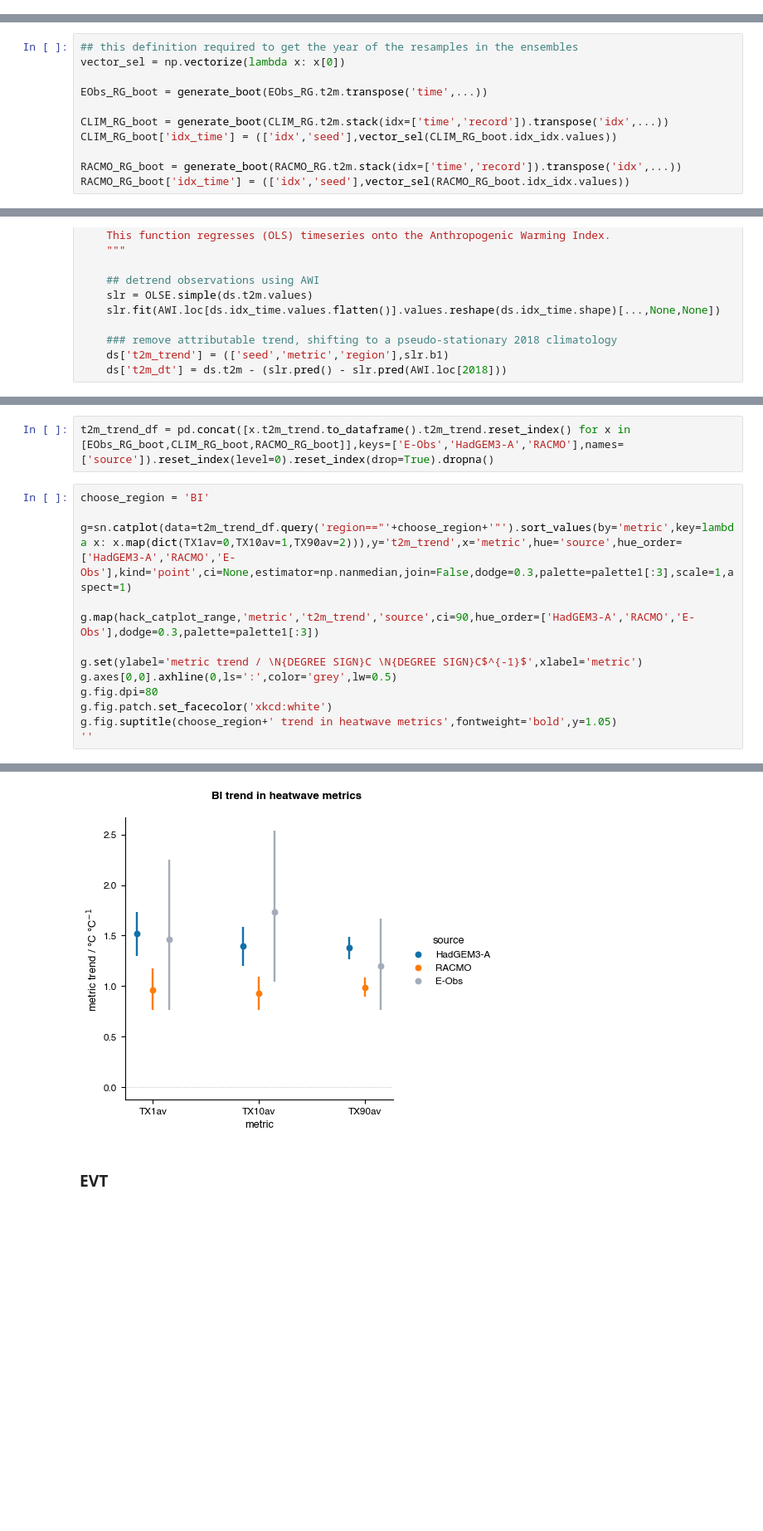
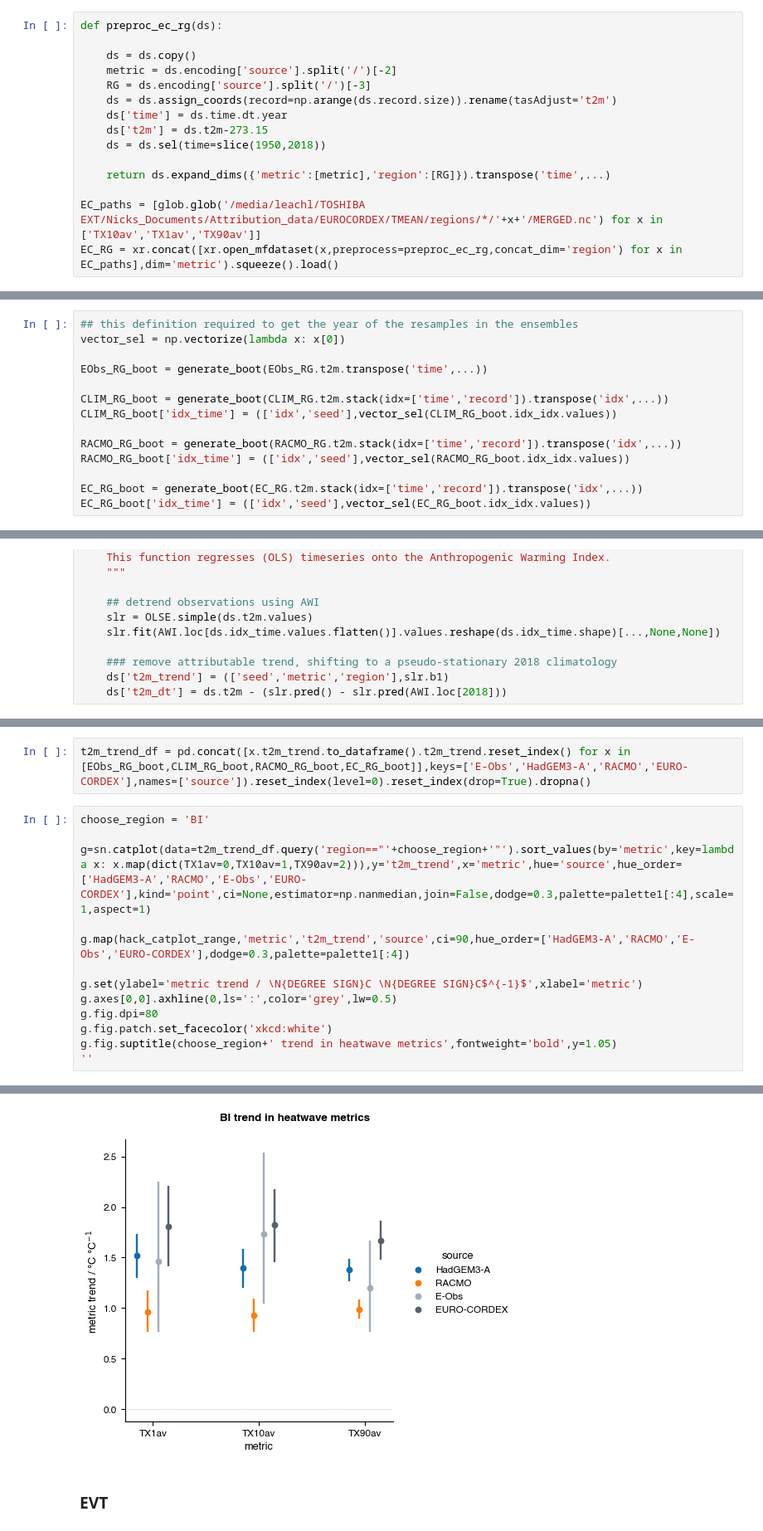
Before and after one commit to njleach/Ch1_EU-heatwave-2018, a Jupyter notebook: MultiModel-regional.ipynb, the cells around one changed output, grey strips where cells are left out. Shown at 83% size. Cells and saved outputs as stored; diff of their text form; blank space fills up the shorter version.

Commit message:
added in EUROCORDEX ensemble

```diff
--- a/MultiModel-regional.ipynb
+++ b/MultiModel-regional.ipynb
@@ -204,6 +204,21 @@ RACMO_paths = [glob.glob('/media/leachl/TOSHIBA EXT/Nicks_Documents/Attribution_
 RACMO_RG = xr.concat([xr.open_mfdataset(x,preprocess=preproc_racmo_rg,concat_dim='region') for x in RACMO_paths],dim='metric').squeeze().load()
 # %% [markdown]
 Get EUROCORDEX simulations.
+# %%
+def preproc_ec_rg(ds):
+
+    ds = ds.copy()
+    metric = ds.encoding['source'].split('/')[-2]
+    RG = ds.encoding['source'].split('/')[-3]
+    ds = ds.assign_coords(record=np.arange(ds.record.size)).rename(tasAdjust='t2m')
+    ds['time'] = ds.time.dt.year
+    ds['t2m'] = ds.t2m-273.15
+    ds = ds.sel(time=slice(1950,2018))
+
+    return ds.expand_dims({'metric':[metric],'region':[RG]}).transpose('time',...)
+
+EC_paths = [glob.glob('/media/leachl/TOSHIBA EXT/Nicks_Documents/Attribution_data/EUROCORDEX/TMEAN/regions/*/'+x+'/MERGED.nc') for x in ['TX10av','TX1av','TX90av']]
+EC_RG = xr.concat([xr.open_mfdataset(x,preprocess=preproc_ec_rg,concat_dim='region') for x in EC_paths],dim='metric').squeeze().load()
 # %% [markdown]
 # Analysis
 # %% [markdown]
@@ -251,6 +266,9 @@ CLIM_RG_boot['idx_time'] = (['idx','seed'],vector_sel(CLIM_RG_boot.idx_idx.value
 
 RACMO_RG_boot = generate_boot(RACMO_RG.t2m.stack(idx=['time','record']).transpose('idx',...))
 RACMO_RG_boot['idx_time'] = (['idx','seed'],vector_sel(RACMO_RG_boot.idx_idx.values))
+
+EC_RG_boot = generate_boot(EC_RG.t2m.stack(idx=['time','record']).transpose('idx',...))
+EC_RG_boot['idx_time'] = (['idx','seed'],vector_sel(EC_RG_boot.idx_idx.values))
 # %% [markdown]
 ### detrend
 # %%
@@ -274,21 +293,21 @@ detrend(RACMO_RG_boot)
 # %%
-t2m_trend_df = pd.concat([x.t2m_trend.to_dataframe().t2m_trend.reset_index() for x in [EObs_RG_boot,CLIM_RG_boot,RACMO_RG_boot]],keys=['E-Obs','HadGEM3-A','RACMO'],names=['source']).reset_index(level=0).reset_index(drop=True).dropna()
+t2m_trend_df = pd.concat([x.t2m_trend.to_dataframe().t2m_trend.reset_index() for x in [EObs_RG_boot,CLIM_RG_boot,RACMO_RG_boot,EC_RG_boot]],keys=['E-Obs','HadGEM3-A','RACMO','EURO-CORDEX'],names=['source']).reset_index(level=0).reset_index(drop=True).dropna()
 # %%
 choose_region = 'BI'
 
-g=sn.catplot(data=t2m_trend_df.query('region=="'+choose_region+'"').sort_values(by='metric',key=lambda x: x.map(dict(TX1av=0,TX10av=1,TX90av=2))),y='t2m_trend',x='metric',hue='source',hue_order=['HadGEM3-A','RACMO','E-Obs'],kind='point',ci=None,estimator=np.nanmedian,join=False,dodge=0.3,palette=palette1[:3],scale=1,aspect=1)
+g=sn.catplot(data=t2m_trend_df.query('region=="'+choose_region+'"').sort_values(by='metric',key=lambda x: x.map(dict(TX1av=0,TX10av=1,TX90av=2))),y='t2m_trend',x='metric',hue='source',hue_order=['HadGEM3-A','RACMO','E-Obs','EURO-CORDEX'],kind='point',ci=None,estimator=np.nanmedian,join=False,dodge=0.3,palette=palette1[:4],scale=1,aspect=1)
 
-g.map(hack_catplot_range,'metric','t2m_trend','source',ci=90,hue_order=['HadGEM3-A','RACMO','E-Obs'],dodge=0.3,palette=palette1[:3])
+g.map(hack_catplot_range,'metric','t2m_trend','source',ci=90,hue_order=['HadGEM3-A','RACMO','E-Obs','EURO-CORDEX'],dodge=0.3,palette=palette1[:4])
 
 g.set(ylabel='metric trend / \N{DEGREE SIGN}C \N{DEGREE SIGN}C$^{-1}$',xlabel='metric')
 g.axes[0,0].axhline(0,ls=':',color='grey',lw=0.5)
 g.fig.dpi=80
 g.fig.patch.set_facecolor('xkcd:white')
 g.fig.suptitle(choose_region+' trend in heatwave metrics',fontweight='bold',y=1.05)
 ''
 # %% [output]
 ''
-[figure, old version]
+[figure, new version]
 # %% [markdown]
 ### EVT
 # %% [markdown]
```
Also changed, not shown: parts of 4 cells of this notebook.
